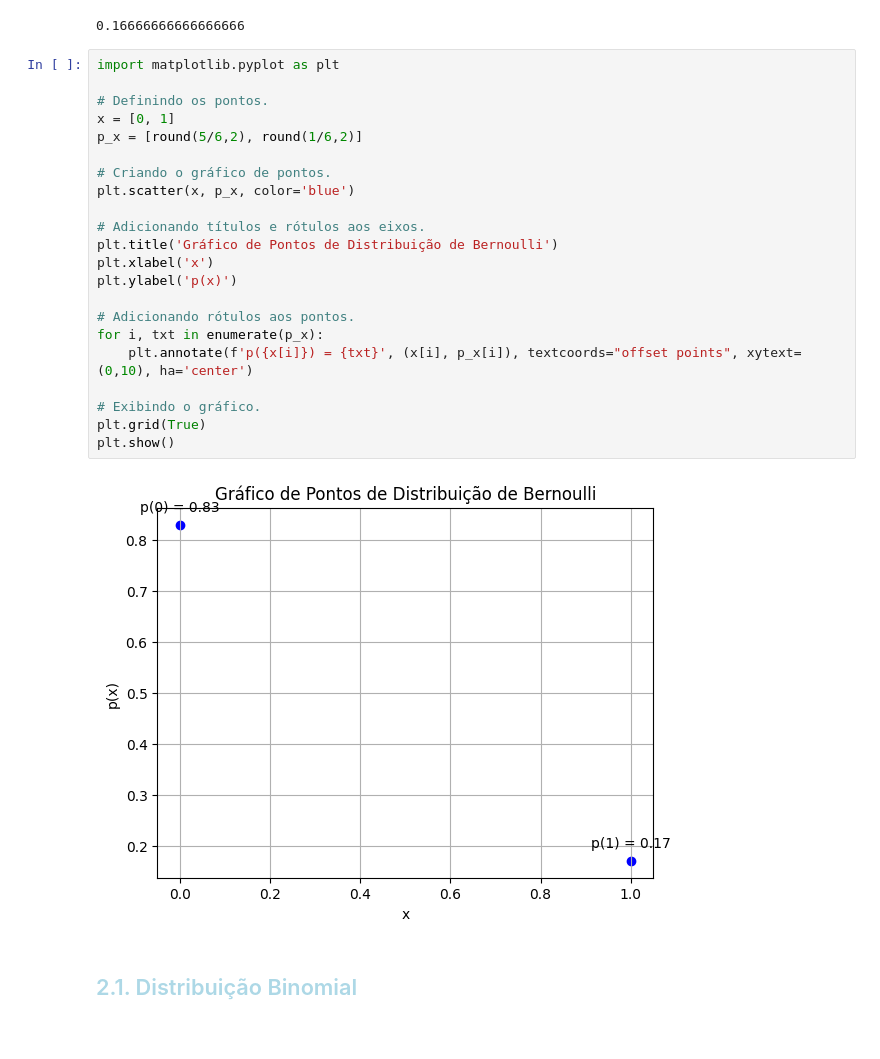
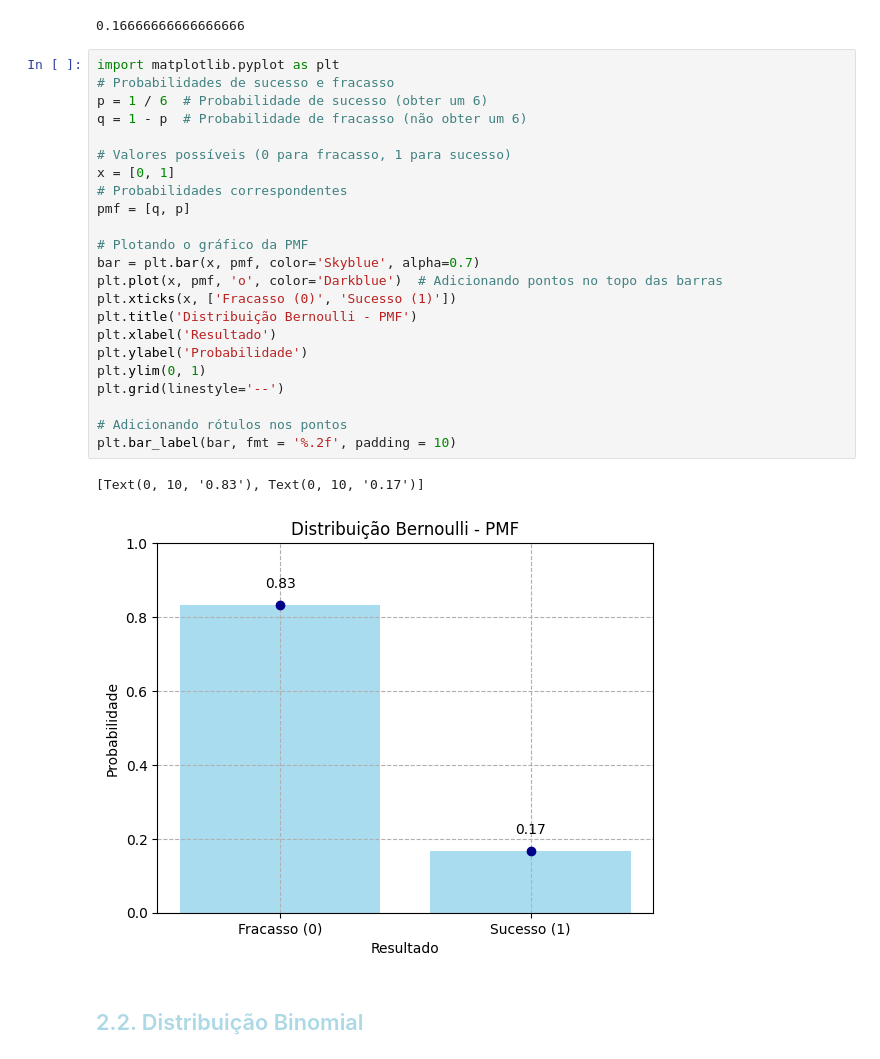
Before and after one commit to SauloSaturn/Data-Science-Docs-, a Jupyter notebook: Estatística_Inferencial_I_Distribuições_de_Probabilidade.ipynb, the cells around one changed output. Cells and saved outputs as stored; diff of their text form.

```diff
--- a/Estatística_Inferencial_I_Distribuições_de_Probabilidade.ipynb
+++ b/Estatística_Inferencial_I_Distribuições_de_Probabilidade.ipynb
@@ -53,29 +53,31 @@ prob_bin = st.binom.pmf(1,1,p)
 print(prob_bin)
 # %% [output]
 0.16666666666666666
-# %%
-import matplotlib.pyplot as plt
-
-# Definindo os pontos.
-x = [0, 1]
-p_x = [round(5/6,2), round(1/6,2)]
-
-# Criando o gráfico de pontos.
-plt.scatter(x, p_x, color='blue')
-
-# Adicionando títulos e rótulos aos eixos.
-plt.title('Gráfico de Pontos de Distribuição de Bernoulli')
-plt.xlabel('x')
-plt.ylabel('p(x)')
-
-# Adicionando rótulos aos pontos.
-for i, txt in enumerate(p_x):
-    plt.annotate(f'p({x[i]}) = {txt}', (x[i], p_x[i]), textcoords="offset points", xytext=(0,10), ha='center')
-
-# Exibindo o gráfico.
-plt.grid(True)
-plt.show()
-# %% [output]
-[figure, removed]
+# %%
+import matplotlib.pyplot as plt
+# Probabilidades de sucesso e fracasso
+p = 1 / 6  # Probabilidade de sucesso (obter um 6)
+q = 1 - p  # Probabilidade de fracasso (não obter um 6)
+
+# Valores possíveis (0 para fracasso, 1 para sucesso)
+x = [0, 1]
+# Probabilidades correspondentes
+pmf = [q, p]
+
+# Plotando o gráfico da PMF
+bar = plt.bar(x, pmf, color='Skyblue', alpha=0.7)
+plt.plot(x, pmf, 'o', color='Darkblue')  # Adicionando pontos no topo das barras
+plt.xticks(x, ['Fracasso (0)', 'Sucesso (1)'])
+plt.title('Distribuição Bernoulli - PMF')
+plt.xlabel('Resultado')
+plt.ylabel('Probabilidade')
+plt.ylim(0, 1)
+plt.grid(linestyle='--')
+
+# Adicionando rótulos nos pontos
+plt.bar_label(bar, fmt = '%.2f', padding = 10)
+# %% [output]
+[Text(0, 10, '0.83'), Text(0, 10, '0.17')]
+[figure, added]
 # %% [markdown]
-## <font color = lightblue>  2.1. Distribuição Binomial
+## <font color = lightblue>  2.2. Distribuição Binomial
```
Also changed, not shown: parts of 13 cells of this notebook.
